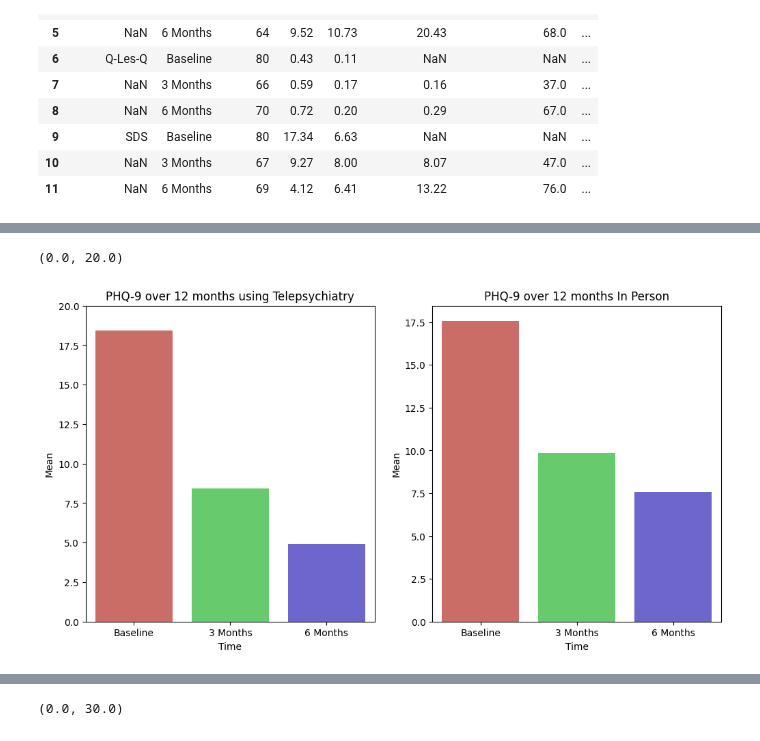
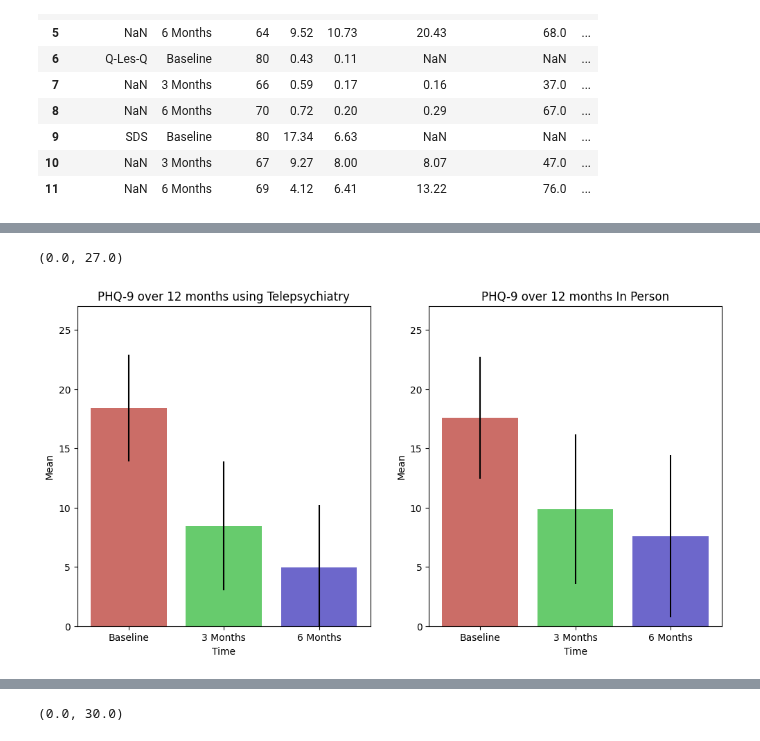
Before and after one commit to ematlock1/477-Final-Project, a Jupyter notebook: Psychiatry.ipynb, the cells around one changed output, grey strips where cells are left out. Cells and saved outputs as stored; diff of their text form; code cells hidden in the pictures.

```diff
--- a/Psychiatry.ipynb
+++ b/Psychiatry.ipynb
@@ -40,15 +78,23 @@ tele_df
 # %%
 colors = sns.color_palette("hls", 3)
 
 #putting the graphs onto on plot
 fig, axes = plt.subplots(1,2, figsize=(12,6))
-sns.barplot(tele_df[0:3], x='Time', y='Mean', palette=colors, hue = 'Time', legend =False, errorbar=("ci", 95), ax=axes[0])
+barplot_1 = sns.barplot(tele_df[0:3], x='Time', y='Mean', palette=colors, hue = 'Time', legend =False, ax=axes[0])
+errors = np.array(tele_df['SD'][0:3])
+for i, bar in enumerate(barplot_1.patches):
+    bar_center = bar.get_x() + bar.get_width() / 2
+    axes[0].errorbar(bar_center, tele_df['Mean'][i], yerr=errors[i], fmt='none', color='black')
 axes[0].set_title("PHQ-9 over 12 months using Telepsychiatry")
-axes[0].set_ylim(0, 20)
+axes[0].set_ylim(0, 27)
 
-sns.barplot(control_df[0:3], x='Time', y='Mean', palette=colors, hue = 'Time', legend =False, errorbar=("ci", 95), ax=axes[1])
+barplot_2 = sns.barplot(control_df[0:3], x='Time', y='Mean', palette=colors, hue = 'Time', legend =False, errorbar=("ci", 95), ax=axes[1])
+errors = np.array(control_df['SD'][0:3])
+for i, bar in enumerate(barplot_2.patches):
+    bar_center = bar.get_x() + bar.get_width() / 2
+    axes[1].errorbar(bar_center, control_df['Mean'][i], yerr=errors[i], fmt='none', color='black')
 axes[1].set_title("PHQ-9 over 12 months In Person")
-axes[0].set_ylim(0, 20)
+axes[1].set_ylim(0, 27)
 # %% [output]
-(0.0, 20.0)
+(0.0, 27.0)
-[figure, old version]
+[figure, new version]
```
Also changed, not shown: parts of 11 cells of this notebook.
